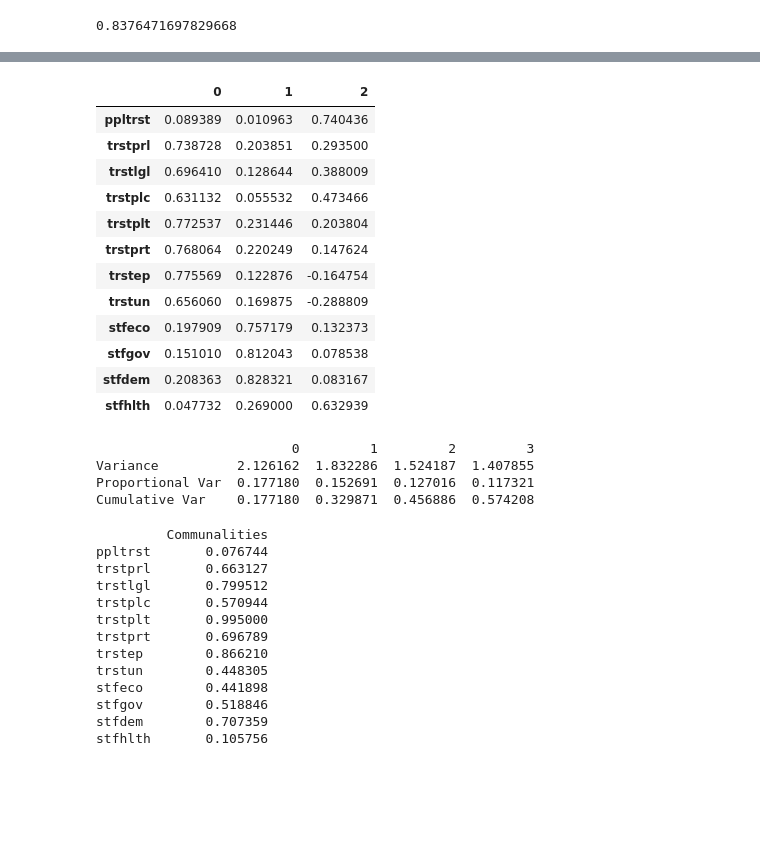
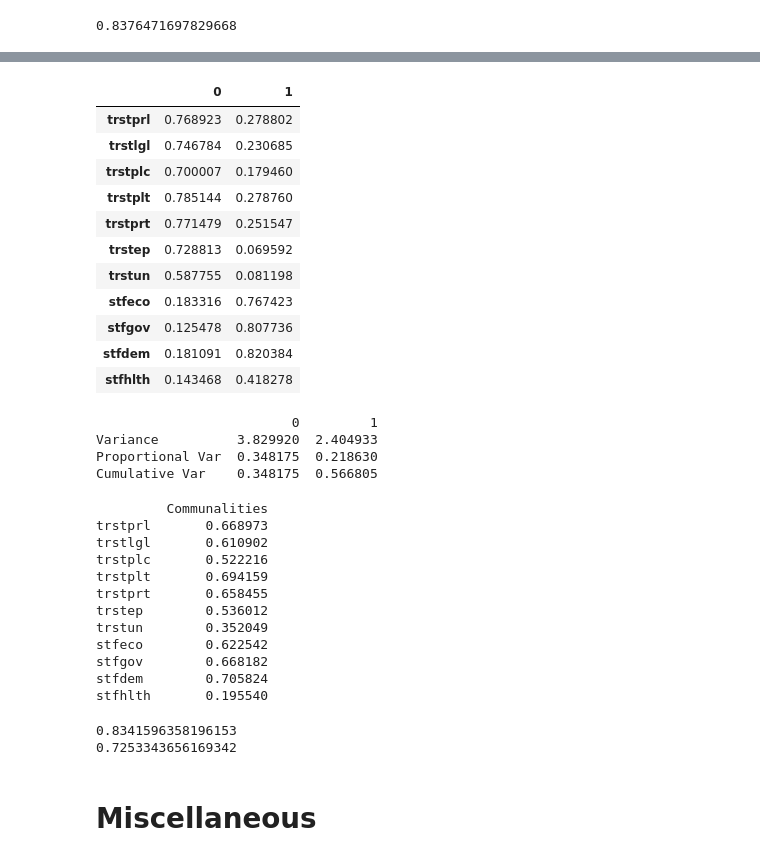
Before and after one commit to balla-a/multistat, a Jupyter notebook: MultiStat.ipynb, the cells around one changed output, grey strips where cells are left out. Drawn from its saved outputs; the diff is of its cells as text; code cells hidden in the pictures; blank space fills up the shorter version.

```diff
--- a/MultiStat.ipynb
+++ b/MultiStat.ipynb
@@ -149,49 +165,68 @@ plt.show()
 # %%
 # Factor loadings
 
 fa = FactorAnalyzer(rotation="varimax", method="principal",
-                    impute = "drop", n_factors=3)
+                    impute = "drop", n_factors=2)
 fa.fit(df)
 pd.DataFrame(fa.loadings_,index=df.columns)
 # %% [output]
-|  | 0 | 1 | 2 |
-| ppltrst | 0.089389 | 0.010963 | 0.740436 |
-| trstprl | 0.738728 | 0.203851 | 0.293500 |
-| trstlgl | 0.696410 | 0.128644 | 0.388009 |
-| trstplc | 0.631132 | 0.055532 | 0.473466 |
-| trstplt | 0.772537 | 0.231446 | 0.203804 |
-| trstprt | 0.768064 | 0.220249 | 0.147624 |
-| trstep | 0.775569 | 0.122876 | -0.164754 |
-| trstun | 0.656060 | 0.169875 | -0.288809 |
-| stfeco | 0.197909 | 0.757179 | 0.132373 |
-| stfgov | 0.151010 | 0.812043 | 0.078538 |
-| stfdem | 0.208363 | 0.828321 | 0.083167 |
-| stfhlth | 0.047732 | 0.269000 | 0.632939 |
+|  | 0 | 1 |
+| trstprl | 0.768923 | 0.278802 |
+| trstlgl | 0.746784 | 0.230685 |
+| trstplc | 0.700007 | 0.179460 |
+| trstplt | 0.785144 | 0.278760 |
+| trstprt | 0.771479 | 0.251547 |
+| trstep | 0.728813 | 0.069592 |
+| trstun | 0.587755 | 0.081198 |
+| stfeco | 0.183316 | 0.767423 |
+| stfgov | 0.125478 | 0.807736 |
+| stfdem | 0.181091 | 0.820384 |
+| stfhlth | 0.143468 | 0.418278 |
 # %%
 # Variance Explained by Factors
 
 print(pd.DataFrame(fa.get_factor_variance(),index=['Variance','Proportional Var','Cumulative Var']))
 # %% [output]
-                         0         1         2         3
-Variance          2.126162  1.832286  1.524187  1.407855
-Proportional Var  0.177180  0.152691  0.127016  0.117321
-Cumulative Var    0.177180  0.329871  0.456886  0.574208
+                         0         1
+Variance          3.829920  2.404933
+Proportional Var  0.348175  0.218630
+Cumulative Var    0.348175  0.566805
 # %%
 # Communalities
 
 print(pd.DataFrame(fa.get_communalities(),index=df.columns,columns=['Communalities']))
 # %% [output]
          Communalities
-ppltrst       0.076744
-trstprl       0.663127
-trstlgl       0.799512
-trstplc       0.570944
-trstplt       0.995000
-trstprt       0.696789
-trstep        0.866210
-trstun        0.448305
-stfeco        0.441898
-stfgov        0.518846
-stfdem        0.707359
-stfhlth       0.105756
+trstprl       0.668973
+trstlgl       0.610902
+trstplc       0.522216
+trstplt       0.694159
+trstprt       0.658455
+trstep        0.536012
+trstun        0.352049
+stfeco        0.622542
+stfgov        0.668182
+stfdem        0.705824
+stfhlth       0.195540
+# %%
+#Cronbach's alpha
+
+#Create the factors
+factor1 = df[['trstprl',	'trstlgl',	'trstplc',	'trstplt',	'trstprt',	'trstep',	'trstun']]
+factor2 = df[['stfdem',	'stfeco',	'stfgov', 'stfhlth']]
+#factor3 = df[['ppltrst',	'stfhlth']]
+
+#Get cronbach alpha
+factor1_alpha = pg.cronbach_alpha(factor1)
+factor2_alpha = pg.cronbach_alpha(factor2)
+factor3_alpha = pg.cronbach_alpha(factor3)
+
+print(factor1_alpha[0])
+print(factor2_alpha[0])
+#print(factor3_alpha[0])
+# %% [output]
+0.8341596358196153
+0.7253343656169342
+# %% [markdown]
+# **Miscellaneous**
 # %%
```
Also changed, not shown: parts of 12 cells of this notebook.
